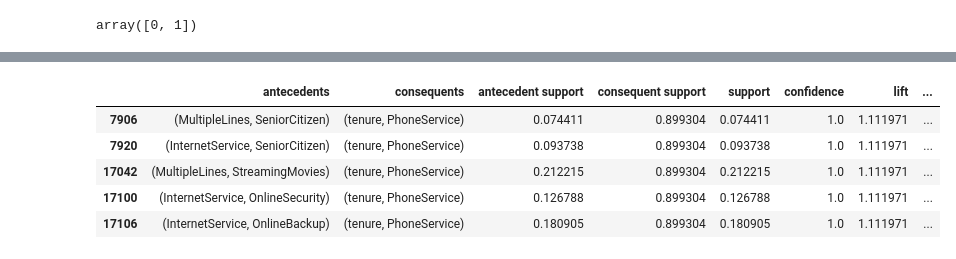
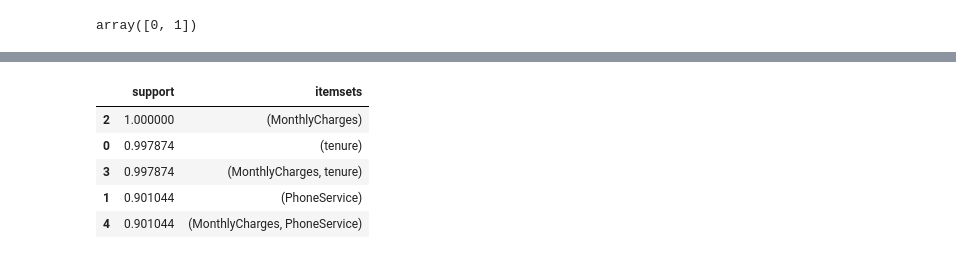
Before and after one commit to SohelRaja/Customer-Churn-Analysis, a Jupyter notebook: Association Rule Mining/AssociationRuleMining(On_original_dataset) (1).ipynb, the cells around one changed output, grey strips where cells are left out. Cells and saved outputs as stored; diff of their text form; code cells hidden in the pictures.

```diff
--- a/Association Rule Mining/AssociationRuleMining(on_original_dataset).ipynb
+++ b/Association Rule Mining/AssociationRuleMining(On_original_dataset) (1).ipynb
@@ -8,7 +8,7 @@ Saving new_telco (2).csv to new_telco (2).csv
 # %%
 import pandas as pd
 import io
-telco = pd.read_csv(io.BytesIO(uploaded['new_telco (2).csv']))
+telco = pd.read_csv(io.BytesIO(uploaded['new_telco.csv']))
 telco=telco.drop(['customerID','TotalCharges','Unnamed: 0'] , axis=1)
 telco.head()
 # %% [output]
@@ -88,15 +113,16 @@ rules.head()
 # %%
 # Building the model when Churn=1
-frq_items = apriori(df_0_encoded, min_support = 0.05, use_colnames = True)
+frq_items = apriori(df_0_encoded, min_support = 0.90, use_colnames = True)
 
 # Collecting the inferred rules in a dataframe
 rules = association_rules(frq_items, metric ="lift", min_threshold = 1)
 rules = rules.sort_values(['confidence', 'lift'], ascending =[False, False])
-rules.head()
+freq_items=frq_items.sort_values(['support'], ascending=False)
+freq_items
 # %% [output]
-|  | antecedents | consequents | antecedent support | consequent support | support | confidence | lift | ... |
-| 7906 | (MultipleLines, SeniorCitizen) | (tenure, PhoneService) | 0.074411 | 0.899304 | 0.074411 | 1.0 | 1.111971 | ... |
-| 7920 | (InternetService, SeniorCitizen) | (tenure, PhoneService) | 0.093738 | 0.899304 | 0.093738 | 1.0 | 1.111971 | ... |
-| 17042 | (MultipleLines, StreamingMovies) | (tenure, PhoneService) | 0.212215 | 0.899304 | 0.212215 | 1.0 | 1.111971 | ... |
-| 17100 | (InternetService, OnlineSecurity) | (tenure, PhoneService) | 0.126788 | 0.899304 | 0.126788 | 1.0 | 1.111971 | ... |
-| 17106 | (InternetService, OnlineBackup) | (tenure, PhoneService) | 0.180905 | 0.899304 | 0.180905 | 1.0 | 1.111971 | ... |
+|  | support | itemsets |
+| 2 | 1.000000 | (MonthlyCharges) |
+| 0 | 0.997874 | (tenure) |
+| 3 | 0.997874 | (MonthlyCharges, tenure) |
+| 1 | 0.901044 | (PhoneService) |
+| 4 | 0.901044 | (MonthlyCharges, PhoneService) |
```
Also changed, not shown: parts of 6 cells of this notebook, 2 other files.
